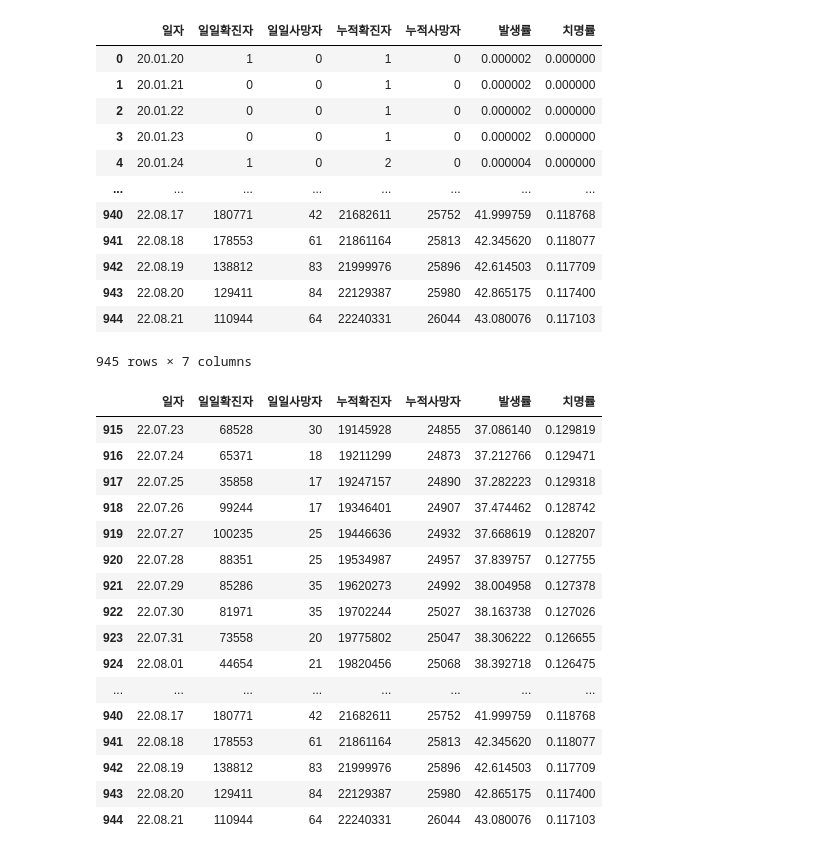
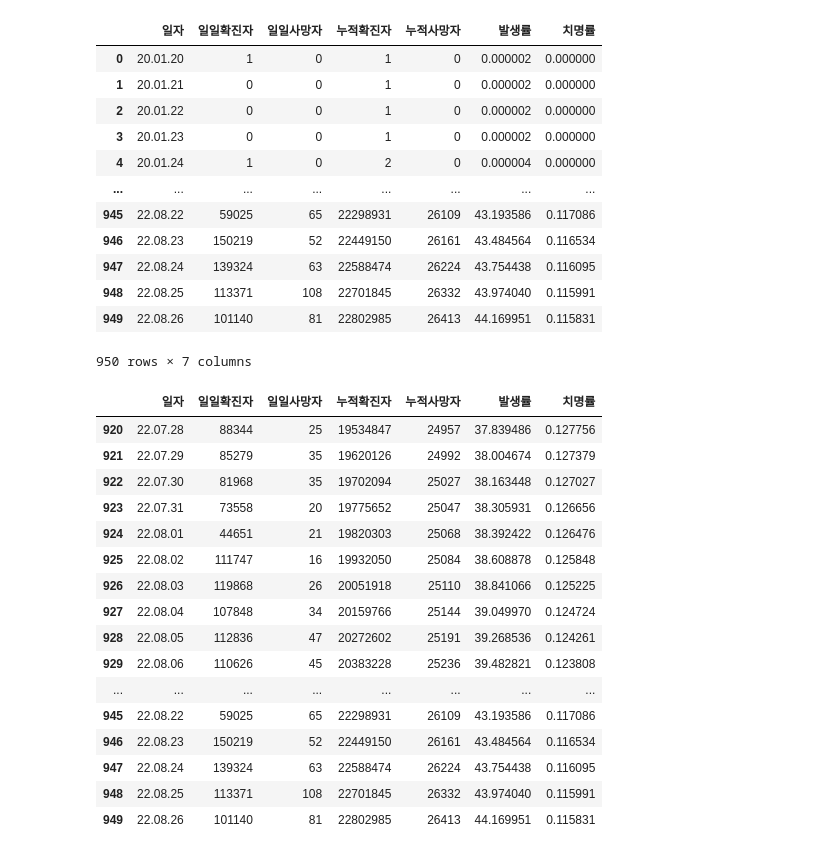
Before and after one commit to cpwoo/ProjectCorona, a Jupyter notebook: ProjectCorona.ipynb, the cells around one changed output. Cells and saved outputs as stored; diff of their text form; code cells hidden in the pictures.

```diff
--- a/ProjectCorona.ipynb
+++ b/ProjectCorona.ipynb
@@ -7,51 +7,51 @@ matplotlib.rcParams['axes.unicode_minus'] = False
 # %%
 import pandas as pd
 import numpy as np
-df = pd.read_excel('코로나바이러스감염증-19_확진환자_발생현황_220821.xlsx', skiprows=[0,1,2,3,5])
+df = pd.read_excel('코로나바이러스감염증-19_확진환자_발생현황_220826.xlsx', skiprows=[0,1,2,3,5])
 df.drop(columns=['국내발생(명)', '해외유입(명)'], inplace=True)
 df.rename(columns={'계(명)':'일일확진자', '사망(명)':'일일사망자'}, inplace=True)
 df['일자'] = df['일자'].dt.strftime('%y.%m.%d')
 df.replace('-', 0, inplace=True)
 df['누적확진자'] = df['일일확진자'].cumsum()
 df['누적사망자'] = df['일일사망자'].cumsum()
 df['발생률'] = df['누적확진자'] / 51625561 * 100
 df['치명률'] = df['누적사망자'] / df['누적확진자'] * 100
 df
 # %% [output]
 |  | 일자 | 일일확진자 | 일일사망자 | 누적확진자 | 누적사망자 | 발생률 | 치명률 |
 | 0 | 20.01.20 | 1 | 0 | 1 | 0 | 0.000002 | 0.000000 |
 | 1 | 20.01.21 | 0 | 0 | 1 | 0 | 0.000002 | 0.000000 |
 | 2 | 20.01.22 | 0 | 0 | 1 | 0 | 0.000002 | 0.000000 |
 | 3 | 20.01.23 | 0 | 0 | 1 | 0 | 0.000002 | 0.000000 |
 | 4 | 20.01.24 | 1 | 0 | 2 | 0 | 0.000004 | 0.000000 |
 | ... | ... | ... | ... | ... | ... | ... | ... |
-| 940 | 22.08.17 | 180771 | 42 | 21682611 | 25752 | 41.999759 | 0.118768 |
-| 941 | 22.08.18 | 178553 | 61 | 21861164 | 25813 | 42.345620 | 0.118077 |
-| 942 | 22.08.19 | 138812 | 83 | 21999976 | 25896 | 42.614503 | 0.117709 |
-| 943 | 22.08.20 | 129411 | 84 | 22129387 | 25980 | 42.865175 | 0.117400 |
-| 944 | 22.08.21 | 110944 | 64 | 22240331 | 26044 | 43.080076 | 0.117103 |
+| 945 | 22.08.22 | 59025 | 65 | 22298931 | 26109 | 43.193586 | 0.117086 |
+| 946 | 22.08.23 | 150219 | 52 | 22449150 | 26161 | 43.484564 | 0.116534 |
+| 947 | 22.08.24 | 139324 | 63 | 22588474 | 26224 | 43.754438 | 0.116095 |
+| 948 | 22.08.25 | 113371 | 108 | 22701845 | 26332 | 43.974040 | 0.115991 |
+| 949 | 22.08.26 | 101140 | 81 | 22802985 | 26413 | 44.169951 | 0.115831 |
-945 rows × 7 columns
+950 rows × 7 columns
 # %%
 df30 = df.tail(30)
 df30
 # %% [output]
 |  | 일자 | 일일확진자 | 일일사망자 | 누적확진자 | 누적사망자 | 발생률 | 치명률 |
-| 915 | 22.07.23 | 68528 | 30 | 19145928 | 24855 | 37.086140 | 0.129819 |
-| 916 | 22.07.24 | 65371 | 18 | 19211299 | 24873 | 37.212766 | 0.129471 |
-| 917 | 22.07.25 | 35858 | 17 | 19247157 | 24890 | 37.282223 | 0.129318 |
-| 918 | 22.07.26 | 99244 | 17 | 19346401 | 24907 | 37.474462 | 0.128742 |
-| 919 | 22.07.27 | 100235 | 25 | 19446636 | 24932 | 37.668619 | 0.128207 |
-| 920 | 22.07.28 | 88351 | 25 | 19534987 | 24957 | 37.839757 | 0.127755 |
-| 921 | 22.07.29 | 85286 | 35 | 19620273 | 24992 | 38.004958 | 0.127378 |
-| 922 | 22.07.30 | 81971 | 35 | 19702244 | 25027 | 38.163738 | 0.127026 |
-| 923 | 22.07.31 | 73558 | 20 | 19775802 | 25047 | 38.306222 | 0.126655 |
-| 924 | 22.08.01 | 44654 | 21 | 19820456 | 25068 | 38.392718 | 0.126475 |
+| 920 | 22.07.28 | 88344 | 25 | 19534847 | 24957 | 37.839486 | 0.127756 |
+| 921 | 22.07.29 | 85279 | 35 | 19620126 | 24992 | 38.004674 | 0.127379 |
+| 922 | 22.07.30 | 81968 | 35 | 19702094 | 25027 | 38.163448 | 0.127027 |
+| 923 | 22.07.31 | 73558 | 20 | 19775652 | 25047 | 38.305931 | 0.126656 |
+| 924 | 22.08.01 | 44651 | 21 | 19820303 | 25068 | 38.392422 | 0.126476 |
+| 925 | 22.08.02 | 111747 | 16 | 19932050 | 25084 | 38.608878 | 0.125848 |
+| 926 | 22.08.03 | 119868 | 26 | 20051918 | 25110 | 38.841066 | 0.125225 |
+| 927 | 22.08.04 | 107848 | 34 | 20159766 | 25144 | 39.049970 | 0.124724 |
+| 928 | 22.08.05 | 112836 | 47 | 20272602 | 25191 | 39.268536 | 0.124261 |
+| 929 | 22.08.06 | 110626 | 45 | 20383228 | 25236 | 39.482821 | 0.123808 |
 | ... | ... | ... | ... | ... | ... | ... | ... |
-| 940 | 22.08.17 | 180771 | 42 | 21682611 | 25752 | 41.999759 | 0.118768 |
-| 941 | 22.08.18 | 178553 | 61 | 21861164 | 25813 | 42.345620 | 0.118077 |
-| 942 | 22.08.19 | 138812 | 83 | 21999976 | 25896 | 42.614503 | 0.117709 |
-| 943 | 22.08.20 | 129411 | 84 | 22129387 | 25980 | 42.865175 | 0.117400 |
-| 944 | 22.08.21 | 110944 | 64 | 22240331 | 26044 | 43.080076 | 0.117103 |
+| 945 | 22.08.22 | 59025 | 65 | 22298931 | 26109 | 43.193586 | 0.117086 |
+| 946 | 22.08.23 | 150219 | 52 | 22449150 | 26161 | 43.484564 | 0.116534 |
+| 947 | 22.08.24 | 139324 | 63 | 22588474 | 26224 | 43.754438 | 0.116095 |
+| 948 | 22.08.25 | 113371 | 108 | 22701845 | 26332 | 43.974040 | 0.115991 |
+| 949 | 22.08.26 | 101140 | 81 | 22802985 | 26413 | 44.169951 | 0.115831 |
 # %%
 x = df['일자']; y=df['일일확진자']
 plt.title('대한민국 코로나19 일일확진자')
```
Also changed, not shown: parts of 10 cells of this notebook, 4 other files.
